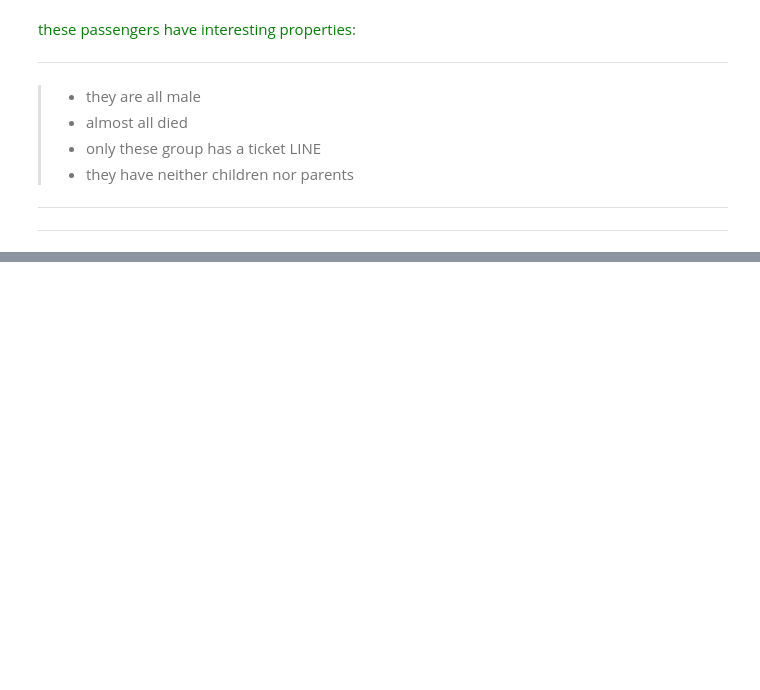
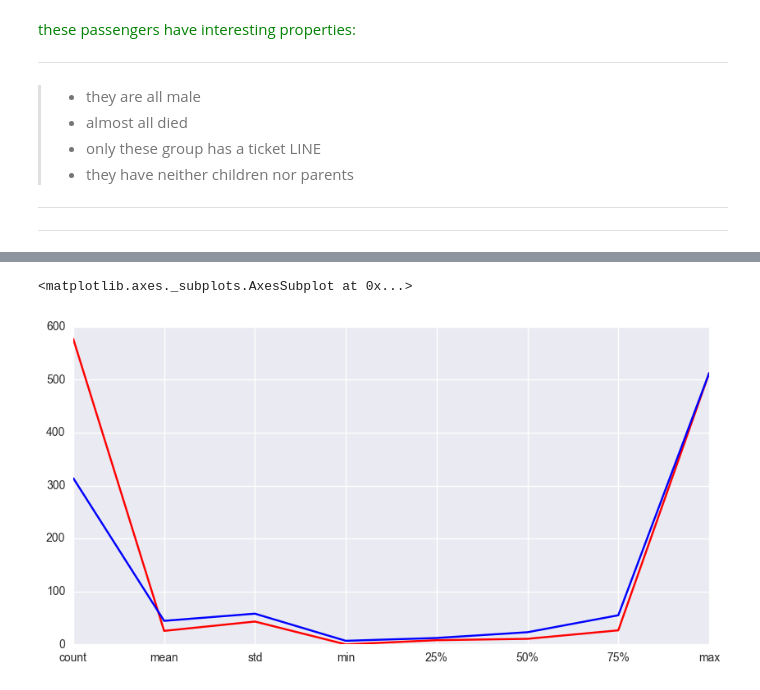
Before and after one commit to aulukbek/titanic, a Jupyter notebook: Univariate analysis.ipynb, the cells around one changed output, grey strips where cells are left out. Cells and saved outputs as stored; diff of their text form; code cells hidden in the pictures; blank space fills up the shorter version.

```diff
--- a/Univariate analysis.ipynb
+++ b/Univariate analysis.ipynb
@@ -137,0 +227,6 @@ Name: Pclass, dtype: int64
+# %%
+titanic[titanic.Sex == "male"]["Fare"].describe().plot(color = "red")
+titanic[titanic.Sex == "female"]["Fare"].describe().plot(color = "blue")
+# %% [output]
+<matplotlib.axes._subplots.AxesSubplot at 0x...>
+[figure, added]
```
Also changed, not shown: parts of 20 cells of this notebook.
